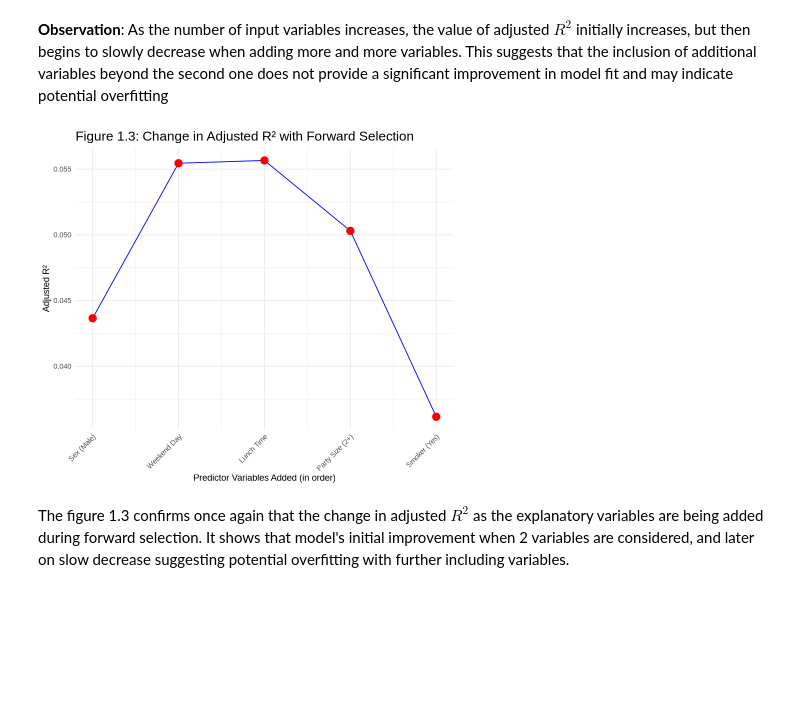
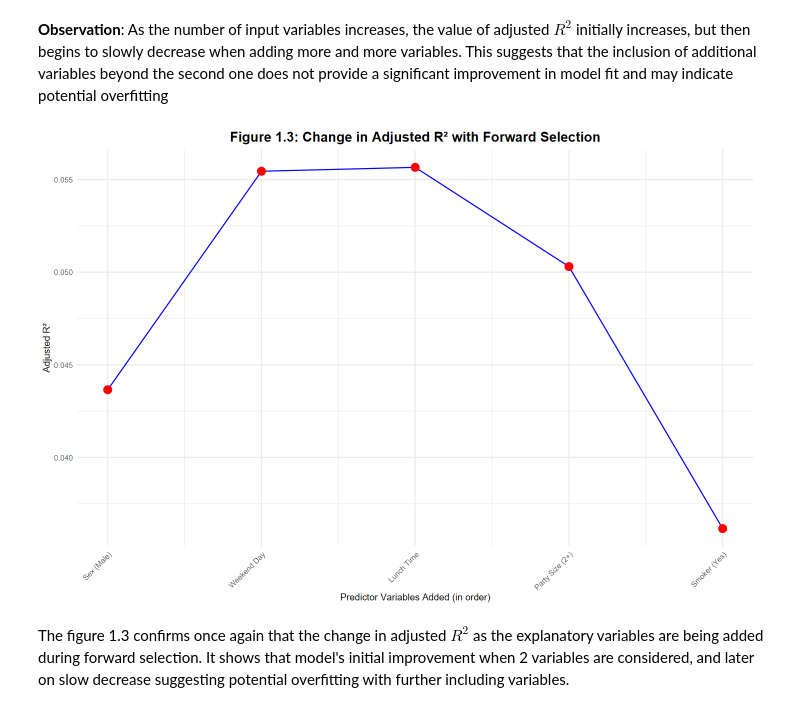
Before and after one commit to lllexiliang/stat301-final-project, a Jupyter notebook: final_project.ipynb, the cells around one changed output. Drawn from its saved outputs; the diff is of its cells as text; code cells hidden in the pictures; blank space fills up the shorter version.

```diff
--- a/final_project.ipynb
+++ b/final_project.ipynb
@@ -140,12 +125,16 @@ Table 1.3: Count of observations by day of the week
 
 # grouping categories for party size and day with fewer observations together in larger groups, as described above
 tip <- tip %>%
-    mutate(size = fct_collapse(size,
-                               '2-' = c('1', '2'),   # party sizes of 1 and 2 to group '2-'
-                               '2+' = c('3', '4', '5', '6')),  # party sizes of 3, 4, 5, 6 to group '2+'
-           day = fct_collapse(day,
-                              'wkyd' = c('Fri', 'Thur'),  # Friday & Thursday to group 'wkyd'
-                              'wknd' = c('Sat', 'Sun')))  # Saturday & Sunday to group 'wknd'
+    mutate(
+        size = fct_collapse(size,
+            "2-" = c("1", "2"), # party sizes of 1 and 2 to group '2-'
+            "2+" = c("3", "4", "5", "6")
+        ), # party sizes of 3, 4, 5, 6 to group '2+'
+        day = fct_collapse(day,
+            "wkyd" = c("Fri", "Thur"), # Friday & Thursday to group 'wkyd'
+            "wknd" = c("Sat", "Sun")
+        )
+    ) # Saturday & Sunday to group 'wknd'
 
 
 tip %>% count(size, sort = TRUE)
@@ -323,7 +329,8 @@ tip_forward_sel <- regsubsets(
     x = tip_pct ~ .,
     nvmax = 5,
     data = selection_tips,
-    method = "forward")
+    method = "forward"
+)
 
 tip_forward_sel_summary <- summary(tip_forward_sel)
 tip_forward_sel_summary
@@ -359,7 +366,8 @@ Table 1.8: Forward selection results summary
 # creating tidy dataframe summarizing number of variables, and corresponding adj R^2 values from the results
 tip_forward_summary_df <- tibble(
     n_input_variables = 1:5,
-    ADJ.R2 = tip_forward_sel_summary$adjr2)
+    ADJ.R2 = tip_forward_sel_summary$adjr2
+)
 
 tip_forward_summary_df
 cat("Table 1.9: Forward selection summary of number of variables and adjusted R-squared\n")
@@ -378,29 +386,31 @@ Table 1.9: Forward selection summary of number of variables and adjusted R-squar
 As the number of input variables increases, the value of adjusted $R^2$ initially increases, but then begins to slowly decrease when adding more and more variables. This suggests that the inclusion of additional variables beyond the second one does not provide a significant improvement in model fit and may indicate potential overfitting
 # %%
 # Developer: Dominique
-# Contributors: Tara, Lexi
-options(repr.plot.width = 7, repr.plot.height = 6)
+# Contributors: Tara, Lexi, Piyush
+options(repr.plot.width = 12, repr.plot.height = 8)
 
 # plotting the change of adjusted R^2 when adding new variables one by one during forward selection, showing the trends
 
 variable_names <- c("Sex (Male)", "Weekend Day", "Lunch Time", "Party Size (2+)", "Smoker (Yes)")
 ggplot(tip_forward_summary_df, aes(x = n_input_variables, y = ADJ.R2)) +
     geom_line(group = 1, color = "blue") +
     geom_point(color = "red", size = 4) +
     scale_x_continuous(
         breaks = tip_forward_summary_df$n_input_variables,
-        labels = variable_names) +
+        labels = variable_names
+    ) +
     labs(
         x = "Predictor Variables Added (in order)",
         y = "Adjusted R²",
-        title = "Figure 1.3: Change in Adjusted R² with Forward Selection") +
-        theme_minimal() +
-        theme(
-            plot.title = element_text(size = 16),
-            axis.text.x = element_text(angle = 45, hjust = 1)
-          )
+        title = "Figure 1.3: Change in Adjusted R² with Forward Selection"
+    ) +
+    theme_minimal() +
+    theme(
+        plot.title = element_text(size = 16, face = "bold", hjust = 0.5),
+        axis.text.x = element_text(angle = 45, hjust = 1)
+    )
 # %% [output]
-[figure, old version]
+[figure, new version]
 # %% [markdown]
 The figure 1.3 confirms once again that the change in adjusted $R^2$ as the explanatory variables are being added during forward selection. It shows that model's initial improvement when 2 variables are considered, and later on slow decrease suggesting potential overfitting with further including variables.
 # %% [markdown]
```
Also changed, not shown: parts of 13 cells of this notebook.
